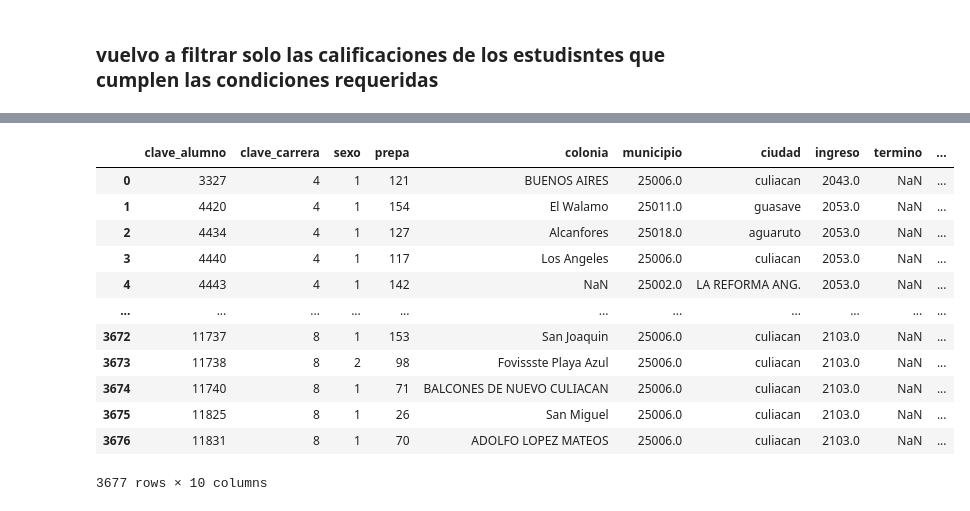
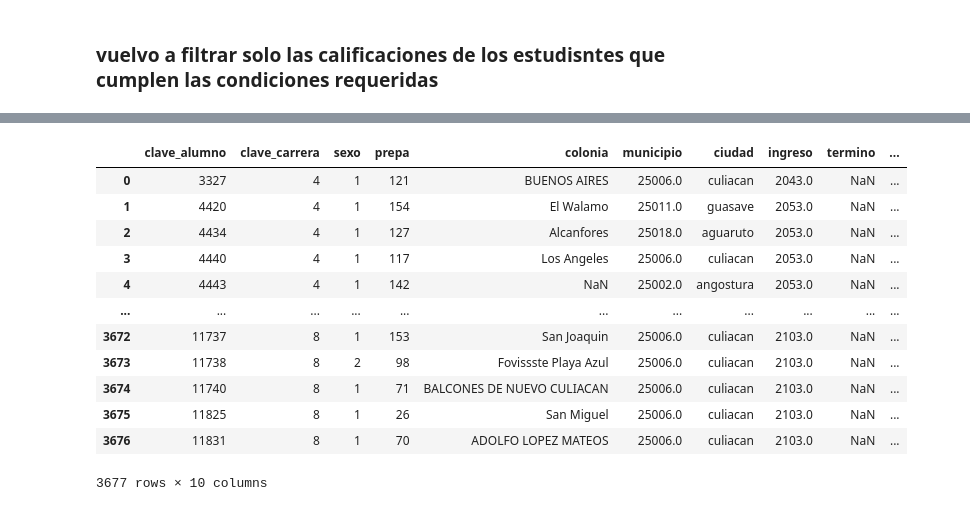
Before and after one commit to KingSplatt/Data-Analysis, a Jupyter notebook: data-analysis.ipynb, the cells around one changed output, grey strips where cells are left out. Saved outputs shown, nothing was run; the diff lists cells and outputs as text; code cells hidden in the pictures.

```diff
--- a/data-analysis.ipynb
+++ b/data-analysis.ipynb
@@ -32,10 +23,10 @@ for dirname, _, filenames in os.walk('/kaggle/input'):
 
 1. Cargar los datos
 # %%
-calificaciones = pd.read_csv("/kaggle/input/github-datos/Datos/calificaciones.csv")
-estudiantes = pd.read_csv("/kaggle/input/github-datos/Datos/estudiantes.csv")
-carreras = pd.read_csv("/kaggle/input/github-datos/Datos/carrera.csv")
-escuelas = pd.read_csv("/kaggle/input/github-datos/Datos/escuelas.csv")
+calificaciones = pd.read_csv("./Datos/calificaciones.csv")
+estudiantes = pd.read_csv("./Datos/estudiantes.csv")
+carreras = pd.read_csv("./Datos/carrera.csv")
+escuelas = pd.read_csv("./Datos/escuelas.csv")
 # %% [markdown]
 ### Primero eliminamos a aquellos estudiantes que su "prepa" no esta registrada como escuela
 
@@ -127,3 +118,13 @@ correcta3.sort_values('clave_alumno')
 nombres_unicos = pd.DataFrame(estudiantes.groupby("municipio")["ciudad"].apply(lambda x: x.unique()))
 nombres_unicos
 nombres_unicos.to_csv('nombres.csv', index=True)
+# %%
+#los municipios con clave le asignamos su ciudad correspondiente
+correcta3['ciudad'] = correcta3['municipio'].apply(lambda x: 'Los Mochis' if x == 25001 else 'Angostura' if x == 25002 else 'Badiraguato' if x == 25003 else 'Concordia' if x == 25004 else 'Cosala' if x == 25005 else 'Culiacan' if x == 25006 else 'Choix' if x == 25007 else 'La Cruz' if x == 25008 else 'Escuinapa' if x == 25009 else 'El Fuerte' if x == 25010 else 'Guasave' if x == 25011 else 'Mazatlan' if x == 25012 else 'Mocorito' if x == 25013 else 'Rosario' if x == 25014 else 'Guamuchil' if x == 25015 else 'San Ignacio' if x == 25016 else 'Sinaloa de Leyva' if x == 25017 else 'Navolato' if x == 25018 else 'ElDorado' if x == 25019 else 'Juan Jose Rios' if x == 25020 else 'No encontrado')
+#para los municipios que no tienen bien su clave se le asignan por default a culiacan
+clave_municipios = [25001, 25002, 25003, 25004, 25005, 25006, 25007, 25008, 25009, 25010, 25011, 25012, 25013, 25014, 25015, 25016, 25017, 25018, 25019, 25020]
+clave_cul = 25006
+#si no esta en la lista de claves de municipios se le asigna a culiacan
+correcta3.loc[~correcta3['municipio'].isin(clave_municipios), 'ciudad'] = 'Culiacan'
+#ahora cambiamos los municipios que estan mal a la clave de culiacan
+correcta3['municipio'] = correcta3['municipio'].apply(lambda x: clave_cul if x not in clave_municipios else x)
@@ -260,29 +272,29 @@ correcta3
 | 11934 | 11831 | 8 | 1 | 70 | ADOLFO LOPEZ MATEOS | 25006.0 | culiacan | 2103.0 | NaN | ... |
 4076 rows × 10 columns
 # %%
-# filtra las colonias que tienen 3 o menos caracteres
+# # filtra las colonias que tienen 3 o menos caracteres
 
-con = pd.DataFrame(columns=["colonia"])
-filtro = correcta3['colonia'].dropna().apply(len).between(1, 3)
-filtro = filtro.reindex(correcta3.index, fill_value=False)
-valores_filtrados = correcta3.loc[filtro, 'colonia'].unique()
-if len(valores_filtrados) > 0:
-    con = pd.DataFrame(valores_filtrados, columns=["colonia"])
-con
+# con = pd.DataFrame(columns=["colonia"])
+# filtro = correcta3['colonia'].dropna().apply(len).between(1, 3)
+# filtro = filtro.reindex(correcta3.index, fill_value=False)
+# valores_filtrados = correcta3.loc[filtro, 'colonia'].unique()
+# if len(valores_filtrados) > 0:
+#     con = pd.DataFrame(valores_filtrados, columns=["colonia"])
+# con
 
 # Eliminar las colonias que tienes 3 o menos caracteres en el dataset
 filtro = correcta3['colonia'].dropna().apply(len).between(1, 3)
 filtro = filtro.reindex(correcta3.index, fill_value=False)
 correcta3 = correcta3[~filtro]
 correcta3.reset_index(drop=True, inplace=True)
 correcta3
 # %% [output]
 |  | clave_alumno | clave_carrera | sexo | prepa | colonia | municipio | ciudad | ingreso | termino | ... |
 | 0 | 3327 | 4 | 1 | 121 | BUENOS AIRES | 25006.0 | culiacan | 2043.0 | NaN | ... |
 | 1 | 4420 | 4 | 1 | 154 | El Walamo | 25011.0 | guasave | 2053.0 | NaN | ... |
 | 2 | 4434 | 4 | 1 | 127 | Alcanfores | 25018.0 | aguaruto | 2053.0 | NaN | ... |
 | 3 | 4440 | 4 | 1 | 117 | Los Angeles | 25006.0 | culiacan | 2053.0 | NaN | ... |
-| 4 | 4443 | 4 | 1 | 142 | NaN | 25002.0 | LA REFORMA ANG. | 2053.0 | NaN | ... |
+| 4 | 4443 | 4 | 1 | 142 | NaN | 25002.0 | angostura | 2053.0 | NaN | ... |
 | ... | ... | ... | ... | ... | ... | ... | ... | ... | ... | ... |
 | 3672 | 11737 | 8 | 1 | 153 | San Joaquin | 25006.0 | culiacan | 2103.0 | NaN | ... |
 | 3673 | 11738 | 8 | 2 | 98 | Fovissste Playa Azul | 25006.0 | culiacan | 2103.0 | NaN | ... |
```
Also changed, not shown: parts of 7 cells of this notebook, 2 other files.
